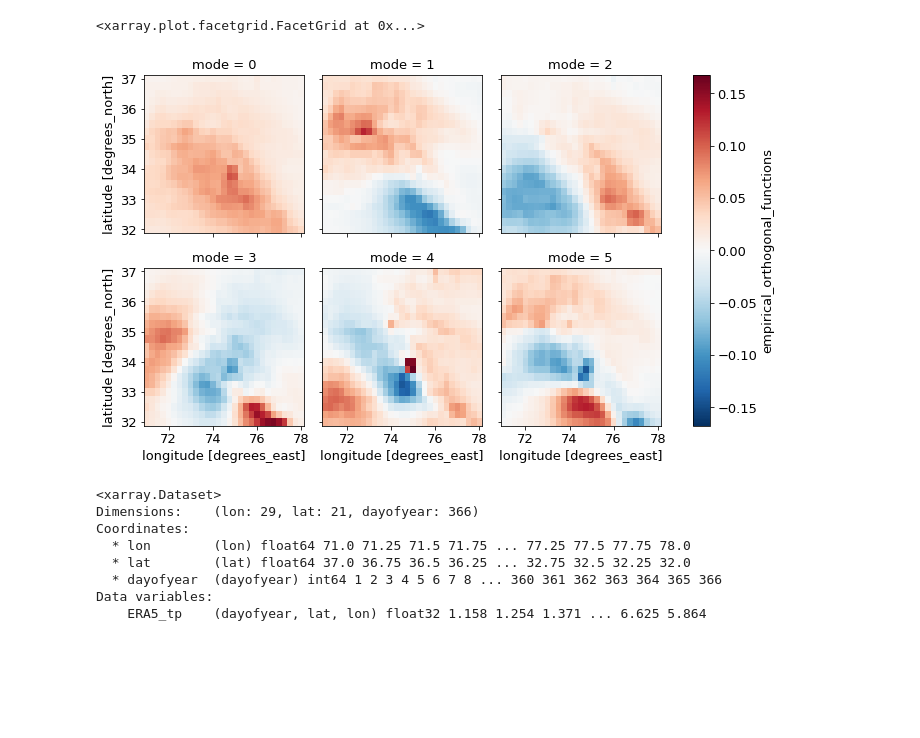
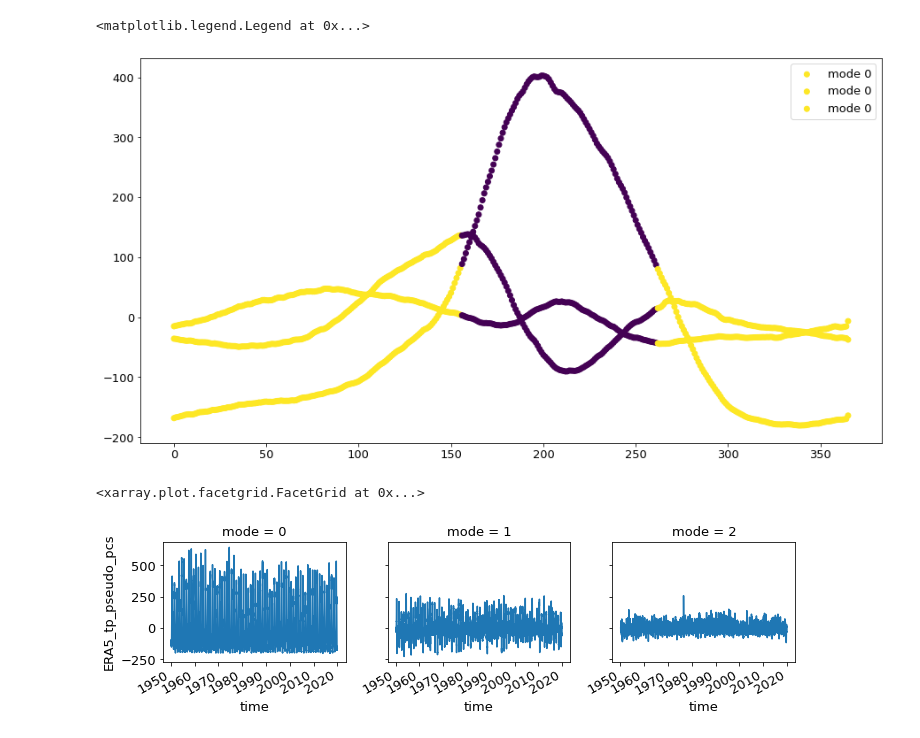
Before and after one commit to jacopograssi97/tesi_scripts, a Jupyter notebook: scripts_jup/cluter.ipynb, the cells around one changed output. Saved outputs shown, nothing was run; the diff lists cells and outputs as text; code cells hidden in the pictures; blank space fills up the shorter version.

```diff
--- a/scripts_jup/cluter.ipynb
+++ b/scripts_jup/cluter.ipynb
@@ -22,0 +19,4 @@ NameError: name 'eof_base_interface' is not defined
+# %%
+# Creating the dataset with daily data
+dataset_0, dataset_names = input_interface('I_O.json')
+dataset = dataset_0.rolling(time=30, center=True).mean().dropna("time")
@@ -22,0 +30,12 @@ NameError: name 'eof_base_interface' is not defined
+# %%
+# Creating day of year dataset
+dataset_doy = dataset.groupby('time.dayofyear').mean().rename(dayofyear = 'time')
+
+# Computing eofs and pcs for doy dataset
+eof_database_doy, pc_database_doy, exp_databas_doy, solver_list_doy = eof_base_interface(dataset_doy, dataset_names, 'EOF.json')
+
+# Plotting eofs and pcs
+eof_database_doy.ERA5_tp.plot(col="mode", col_wrap = 3, vmin = -0.1, vmax = 0.1, cmap = 'jet')
+pc_database_doy.ERA5_tp.plot(col="mode", col_wrap = 3)
+
+exp_databas_doy.ERA5_tp
@@ -23,16 +70,15 @@ NameError: name 'eof_base_interface' is not defined
+# %%
+plt.figure(figsize = (15,8))
+plt.scatter(np.arange(0,366,1),pc_database_doy.ERA5_tp.sel(mode=0), c = prediction, label = 'mode 0')
+plt.scatter(np.arange(0,366,1),pc_database_doy.ERA5_tp.sel(mode=1), c = prediction, label = 'mode 0')
+plt.scatter(np.arange(0,366,1),pc_database_doy.ERA5_tp.sel(mode=2), c = prediction, label = 'mode 0')
+plt.legend()
+# %% [output]
+<matplotlib.legend.Legend at 0x...>
+[figure, added]
 # %%
-eof_database.eof_ERA5_tp.plot(col="mode", col_wrap = 3)
+pc_proj = eof_proj_interface(solver_list_doy, dataset, dataset_names, 'EOF.json')
+pc_proj.pc_proj_ERA5_tp.plot(col="mode", col_wrap = 3)
 # %% [output]
 <xarray.plot.facetgrid.FacetGrid at 0x...>
-[figure, old version]
+[figure, new version]
-# %%
-dataset.groupby('time.dayofyear').mean()
-# %% [output]
-<xarray.Dataset>
-Dimensions:    (lon: 29, lat: 21, dayofyear: 366)
-Coordinates:
-  * lon        (lon) float64 71.0 71.25 71.5 71.75 ... 77.25 77.5 77.75 78.0
-  * lat        (lat) float64 37.0 36.75 36.5 36.25 ... 32.75 32.5 32.25 32.0
-  * dayofyear  (dayofyear) int64 1 2 3 4 5 6 7 8 ... 360 361 362 363 364 365 366
-Data variables:
-    ERA5_tp    (dayofyear, lat, lon) float32 1.158 1.254 1.371 ... 6.625 5.864
```
Also changed, not shown: parts of 9 cells of this notebook, 9 other files.
